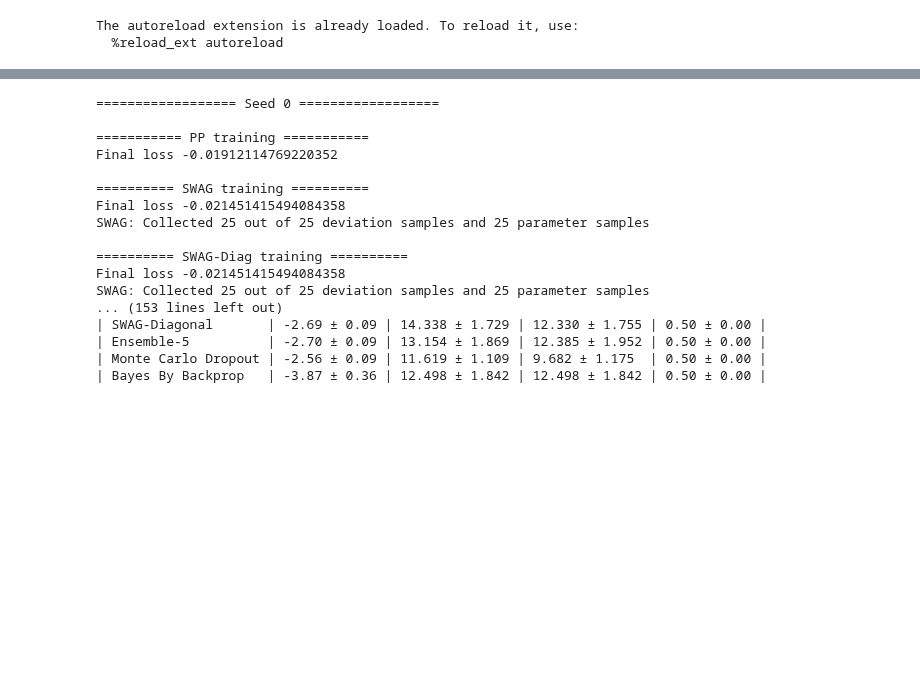
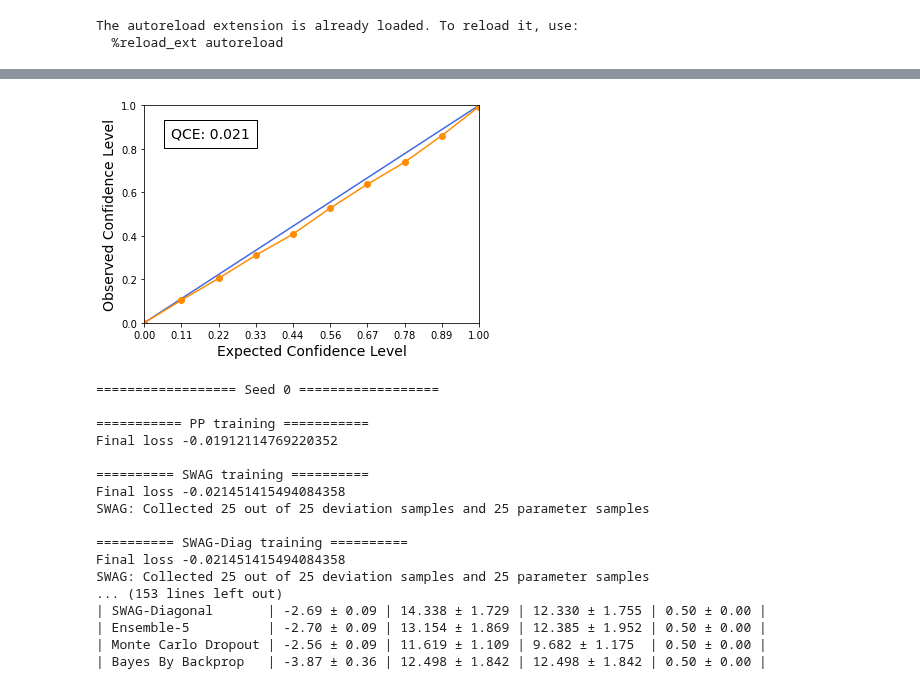
Before and after one commit to Feuermagier/VariationalBayesianDL, a Jupyter notebook: UCI.ipynb, the cells around one changed output, grey strips where cells are left out. Cells and saved outputs as stored; diff of their text form; code cells hidden in the pictures; blank space fills up the shorter version.

```diff
--- a/UCI.ipynb
+++ b/UCI.ipynb
@@ -72,3 +58,7 @@ SWAG: Collected 10 out of 10 deviation samples and 20 parameter samples
+# %%
+plot_calibration(None, swag_res, plt.subplot())
+# %% [output]
+[figure, added]
 # %%
 def eval_on_uci(name, dataset_name, config):
     results = [[] for _ in range(6)]
```
Also changed, not shown: parts of 2 cells of this notebook, 5 other files.
